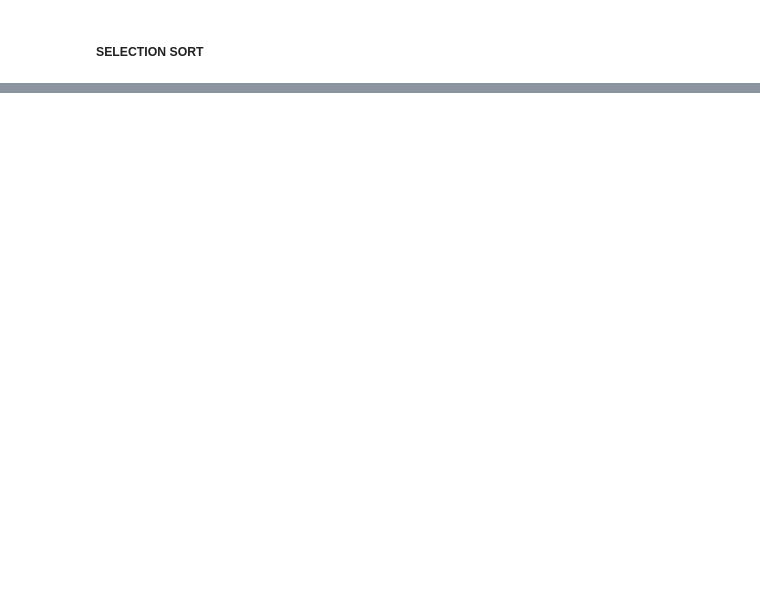
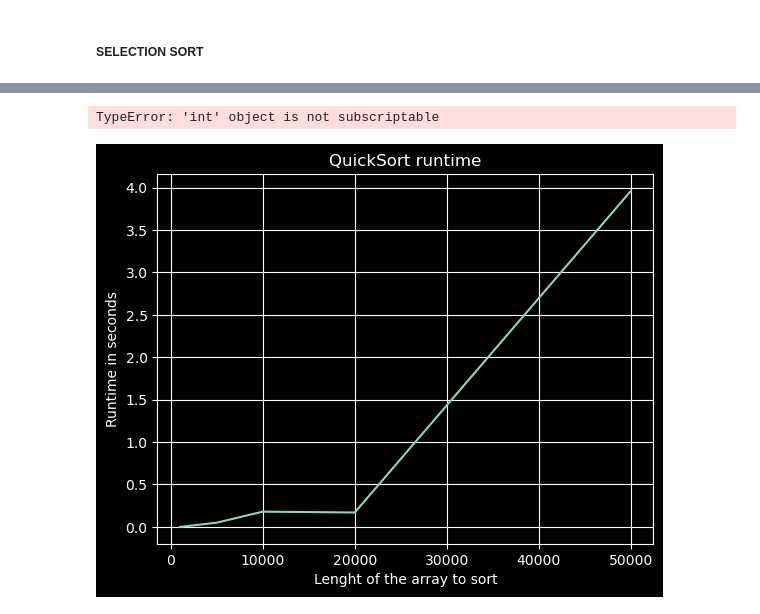
Before and after one commit to MattiaCastaldo/Homework-3, a Jupyter notebook: Theory.ipynb, the cells around one changed output, grey strips where cells are left out. Saved outputs shown, nothing was run; the diff lists cells and outputs as text; code cells hidden in the pictures; blank space fills up the shorter version.

```diff
--- a/Theory.ipynb
+++ b/Theory.ipynb
@@ -133,0 +350,18 @@ Selection_Sort(50000)
+# %%
+x=[1000,5000,10000,20000,50000]
+y=[quick_sort(init(1000),0,len(init(1000))-1),
+  quick_sort(init(5000),0,len(init(5000))-1),
+  quick_sort(init(10000),0,len(init(10000))-1),
+  quick_sort(init(20000),0,len(init(20000))-1),
+  quick_sort(init(50000),0,len(init(50000))-1)]
+# %% [output]
+TypeError: 'int' object is not subscriptable
+# %%
+plt.plot(x,y)
+plt.xlabel('Lenght of the array to sort')
+plt.ylabel('Runtime in seconds')
+plt.title('QuickSort runtime')
+plt.grid()
+plt.show()
+# %% [output]
+[figure, added]
```
Also changed, not shown: parts of 41 cells of this notebook.
